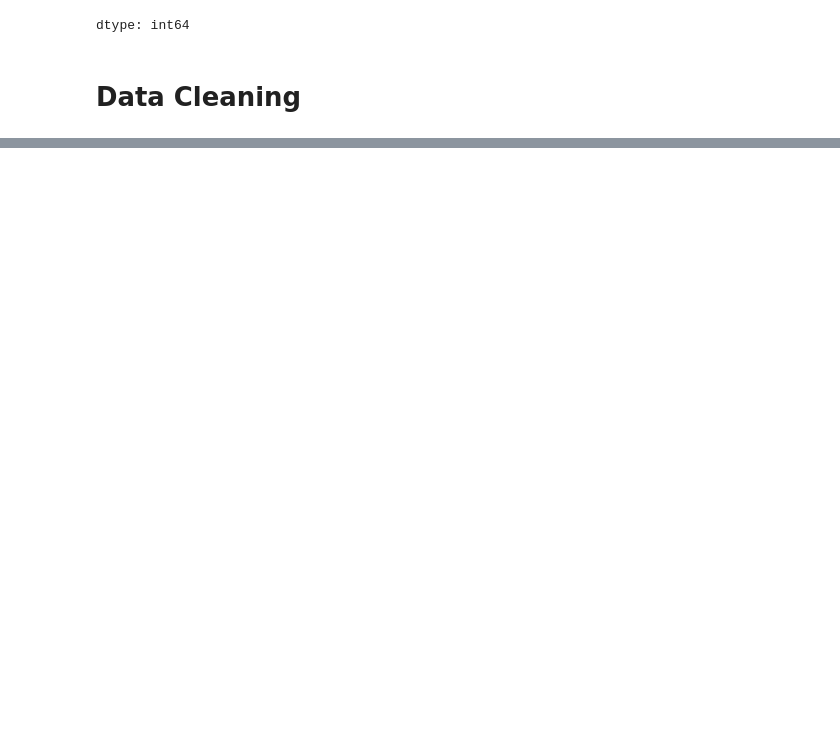
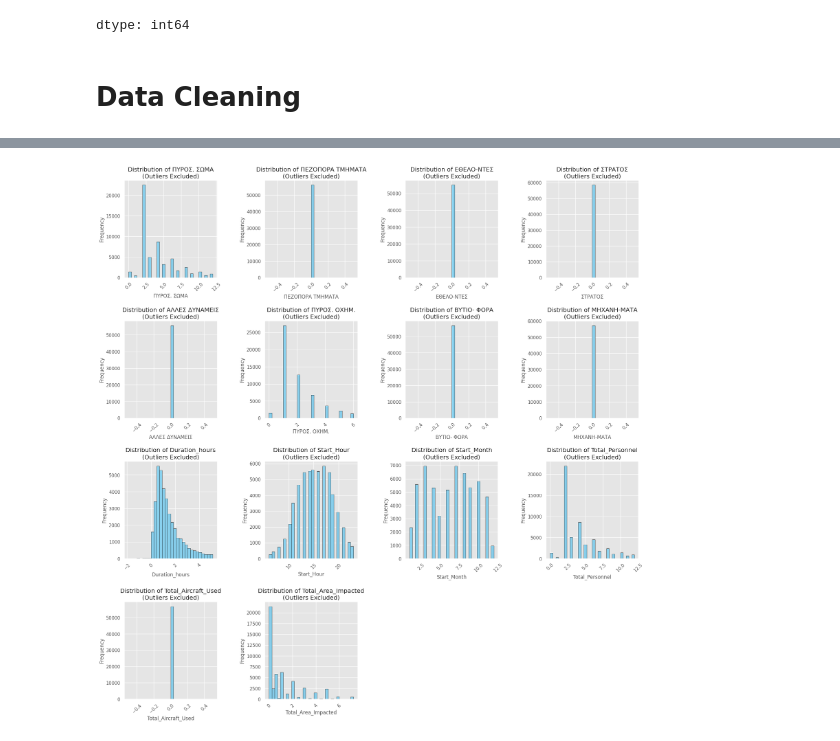
Before and after one commit to Yassin1-prog/EDA-Wildfires-Greece, a Jupyter notebook: Greek_Wildfires_Analysis.ipynb, the cells around one changed output, grey strips where cells are left out. Saved outputs shown, nothing was run; the diff lists cells and outputs as text; code cells hidden in the pictures; blank space fills up the shorter version.

```diff
--- a/Greek_Wildfires_Analysis.ipynb
+++ b/Greek_Wildfires_Analysis.ipynb
@@ -122,0 +217,8 @@ df.drop(columns=columns_to_drop, inplace=True)
+# %%
+# Columns to convert to 'category'
+categorical_cols = ['Δήμος', 'Υπηρεσία', 'Περιοχή', 'Νομός', 'Day_of_Week', 'MISSING_COORDS',
+                    'Unresolved', 'Aircraft_Used', 'Dominant_Land_Type', 'Season']
+
+# Loop through columns and convert
+for col in categorical_cols:
+    df[col] = df[col].astype('category')
@@ -122,0 +227,6 @@ df.drop(columns=columns_to_drop, inplace=True)
+# %%
+from datetime import datetime
+import plotly.express as px
+from matplotlib.ticker import MaxNLocator
+
+sns.set_palette("viridis")
@@ -122,0 +414,46 @@ df.drop(columns=columns_to_drop, inplace=True)
+# %%
+numerical_cols = ['ΠΥΡΟΣ. ΣΩΜΑ', 'ΠΕΖΟΠΟΡΑ ΤΜΗΜΑΤΑ', 'ΕΘΕΛΟ-ΝΤΕΣ', 'ΣΤΡΑΤΟΣ', 'ΑΛΛΕΣ ΔΥΝΑΜΕΙΣ', 'ΠΥΡΟΣ. ΟΧΗΜ.',
+                  'ΒΥΤΙΟ- ΦΟΡΑ', 'ΜΗΧΑΝΗ-ΜΑΤΑ', 'Duration_hours', 'Start_Hour', 'Start_Month', 'Total_Personnel',
+                  'Total_Aircraft_Used', 'Total_Area_Impacted']
+
+# plot the histogram excluding outliers in the same figure for every column (4 plots per row)
+# Calculate number of rows needed (4 plots per row)
+num_cols = len(numerical_cols)
+num_rows = (num_cols + 3) // 4  # Round up division
+
+# Create figure with subplots
+fig, axes = plt.subplots(num_rows, 4, figsize=(20, 5*num_rows))
+fig.tight_layout(pad=8.0)
+
+# Flatten axes array for easy iteration
+axes = axes.flatten()
+
+for i, col in enumerate(numerical_cols):
+    # Calculate IQR to identify outliers
+    Q1 = df[col].quantile(0.25)
+    Q3 = df[col].quantile(0.75)
+    IQR = Q3 - Q1
+
+    # Define bounds for outliers
+    lower_bound = Q1 - 1.5 * IQR
+    upper_bound = Q3 + 1.5 * IQR
+
+    # Filter data excluding outliers
+    filtered_data = df[(df[col] >= lower_bound) & (df[col] <= upper_bound)][col]
+
+    # Plot histogram
+    axes[i].hist(filtered_data, bins=30, color='skyblue', edgecolor='black')
+    axes[i].set_title(f'Distribution of {col}\n(Outliers Excluded)')
+    axes[i].set_xlabel(col)
+    axes[i].set_ylabel('Frequency')
+
+    # Rotate x-axis labels if needed
+    axes[i].tick_params(axis='x', rotation=45)
+
+# Hide any empty subplots
+for j in range(i+1, len(axes)):
+    axes[j].set_visible(False)
+
+plt.show()
+# %% [output]
+[figure, added]
```
Also changed, not shown: parts of 21 cells of this notebook.
